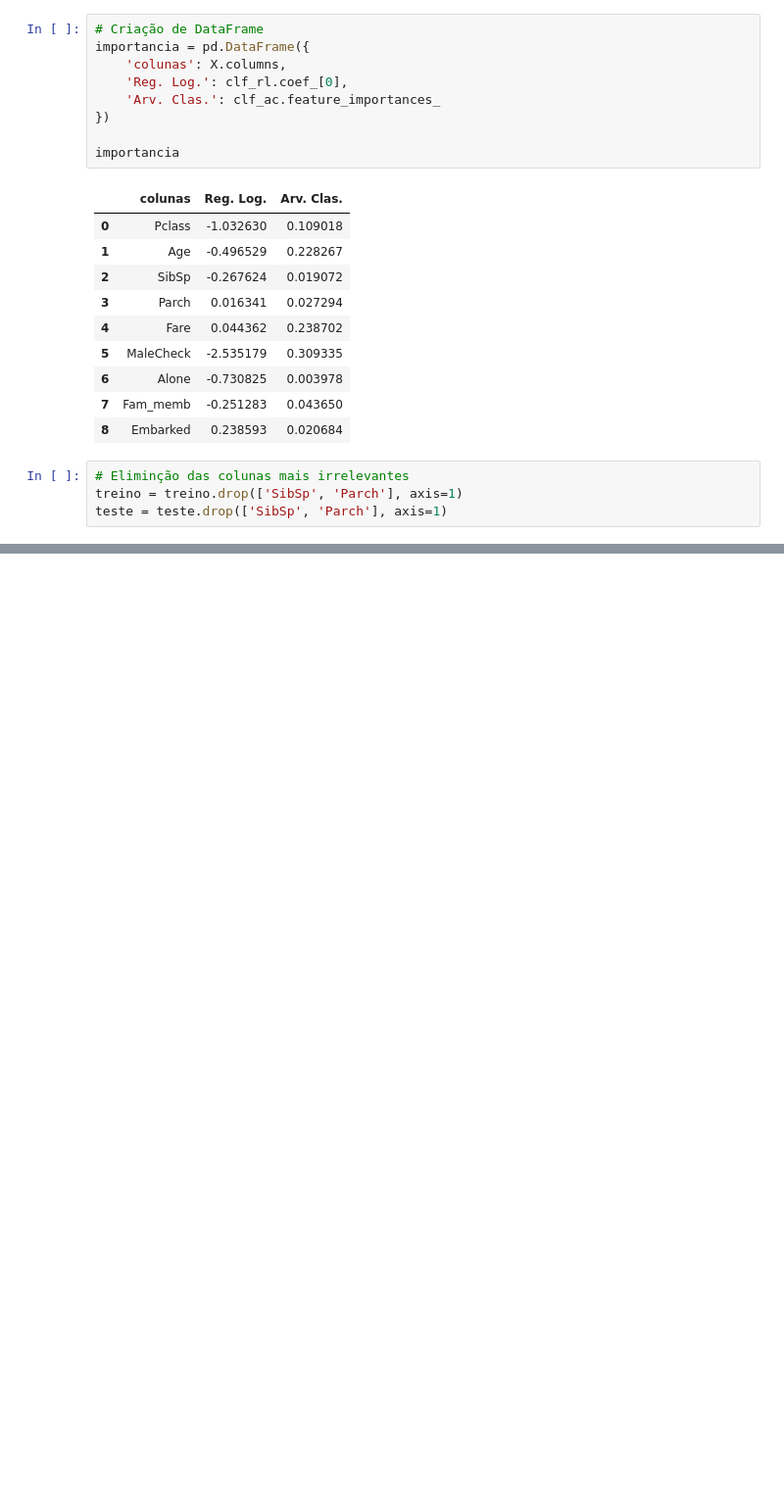
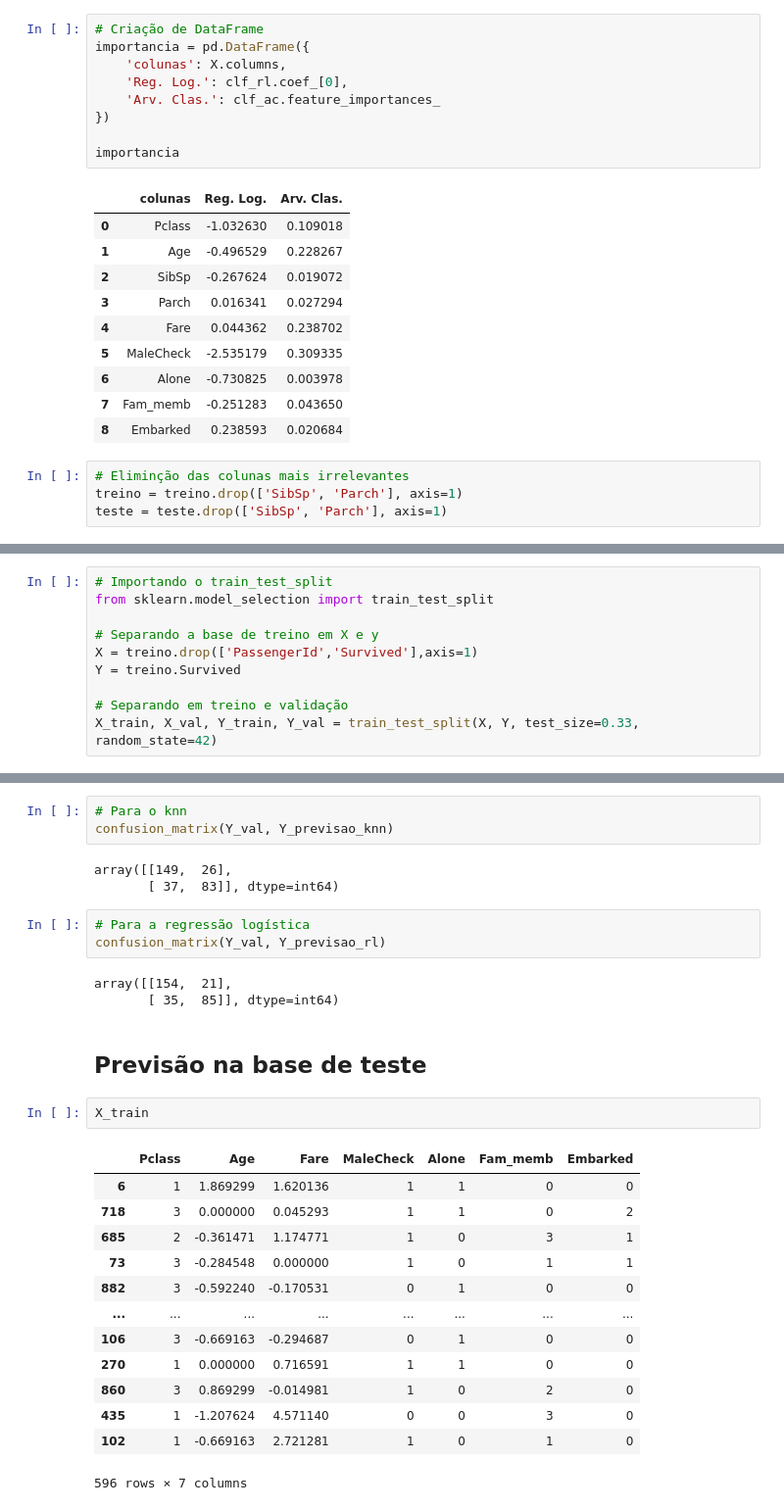
Before and after one commit to gluna777/analise_titanic, a Jupyter notebook: analise_titanic3.ipynb, the cells around one changed output, grey strips where cells are left out. Shown: that part at 98% size. Cells and saved outputs as stored; diff of their text form; blank space fills up the shorter version.

```diff
--- a/analise_titanic3.ipynb
+++ b/analise_titanic3.ipynb
@@ -593,0 +632,10 @@ teste = teste.drop(['SibSp', 'Parch'], axis=1)
+# %%
+# Importando o train_test_split
+from sklearn.model_selection import train_test_split
+
+# Separando a base de treino em X e y
+X = treino.drop(['PassengerId','Survived'],axis=1)
+Y = treino.Survived
+
+# Separando em treino e validação
+X_train, X_val, Y_train, Y_val = train_test_split(X, Y, test_size=0.33, random_state=42)
@@ -593,0 +744,30 @@ teste = teste.drop(['SibSp', 'Parch'], axis=1)
+# %%
+# Para o knn
+confusion_matrix(Y_val, Y_previsao_knn)
+# %% [output]
+array([[149,  26],
+       [ 37,  83]], dtype=int64)
+# %%
+# Para a regressão logística
+confusion_matrix(Y_val, Y_previsao_rl)
+# %% [output]
+array([[154,  21],
+       [ 35,  85]], dtype=int64)
+# %% [markdown]
+## Previsão na base de teste
+# %%
+X_train
+# %% [output]
+|  | Pclass | Age | Fare | MaleCheck | Alone | Fam_memb | Embarked |
+| 6 | 1 | 1.869299 | 1.620136 | 1 | 1 | 0 | 0 |
+| 718 | 3 | 0.000000 | 0.045293 | 1 | 1 | 0 | 2 |
+| 685 | 2 | -0.361471 | 1.174771 | 1 | 0 | 3 | 1 |
+| 73 | 3 | -0.284548 | 0.000000 | 1 | 0 | 1 | 1 |
+| 882 | 3 | -0.592240 | -0.170531 | 0 | 1 | 0 | 0 |
+| ... | ... | ... | ... | ... | ... | ... | ... |
+| 106 | 3 | -0.669163 | -0.294687 | 0 | 1 | 0 | 0 |
+| 270 | 1 | 0.000000 | 0.716591 | 1 | 1 | 0 | 0 |
+| 860 | 3 | 0.869299 | -0.014981 | 1 | 0 | 2 | 0 |
+| 435 | 1 | -1.207624 | 4.571140 | 0 | 0 | 3 | 0 |
+| 102 | 1 | -0.669163 | 2.721281 | 1 | 0 | 1 | 0 |
+596 rows × 7 columns
```
Also changed, not shown: parts of 20 cells of this notebook.
